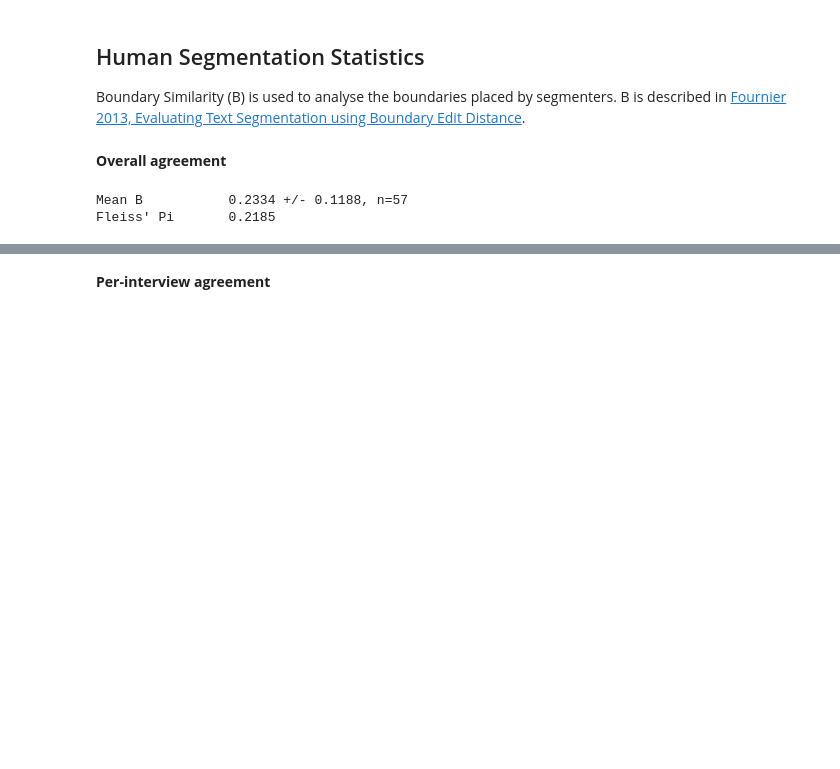
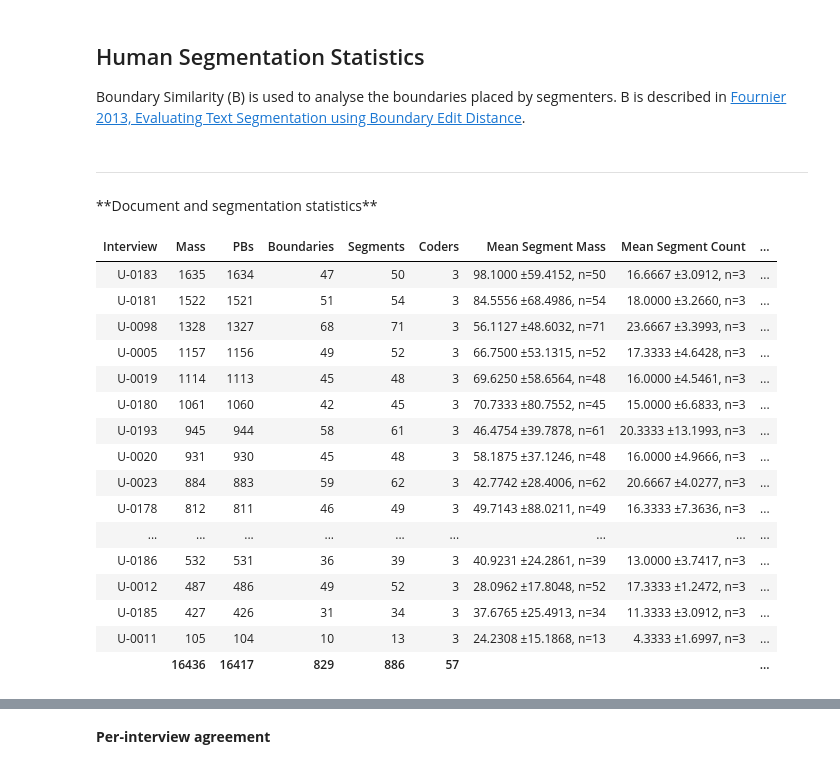
Before and after one commit to contours/segmentation-evaluation, a Jupyter notebook: segmentation-evaluation.ipynb, the cells around one changed output, grey strips where cells are left out. Saved outputs shown, nothing was run; the diff lists cells and outputs as text; code cells hidden in the pictures; blank space fills up the shorter version.

```diff
--- a/segmentation-evaluation.ipynb
+++ b/segmentation-evaluation.ipynb
@@ -277,15 +354,40 @@ mean interviewee turn length in sentences: 865.0526315789474 (sd: 371.9644116655
 ## Human Segmentation Statistics
 
 Boundary Similarity (B) is used to analyse the boundaries placed by segmenters. B is described in [Fournier 2013, Evaluating Text Segmentation using Boundary Edit Distance](http://aclweb.org/anthology//P/P13/P13-1167.pdf).
-# %% [markdown]
-**Overall agreement**
-# %%
-def show_similarity_and_agreement(dataset):
-    print('Mean B \t\t {0:.4f} +/- {1:.4f}, n={2}'.format(*mean_std_n(b(dataset).values())))
-    #print('Mean WD \t {0:.4f} +/- {1:.4f}, n={2}'.format(*mean_std_n(wd(dataset).values())))
-    print('Fleiss\' Pi \t {0:.4f}'.format(pi(dataset)))
-
-show_similarity_and_agreement(human_segmentations)
-# %% [output]
-Mean B           0.2334 +/- 0.1188, n=57
-Fleiss' Pi       0.2185
+# %% [markdown]
+<hr>
+**Document and segmentation statistics**
+# %%
+def summarize_segmentations(dataset):
+    head = [ [ 'Interview', 'Mass', 'PBs', 'Boundaries', 'Segments', 'Coders', 'Mean Segment Mass', 'Mean Segment Count', 'Mean Boundaries Per Coder' ] ]
+    rows = sorted([ [ item.split(':')[-1],
+               total_mass(dataset, item),
+               total_mass(dataset, item) - 1,
+               total_boundaries_laid(dataset, item),
+               total_segments_created(dataset, item),
+               len(coders),
+               mean_std_n_str(it.chain.from_iterable(dataset[item].values())),
+               mean_std_n_str([ len(s) for s in dataset[item].values() ]),
+               mean_std_n_str([ (len(s) - 1) for s in dataset[item].values() ]) ]
+             for item, codings in dataset.items() ], key=lambda x: x[1], reverse=True)
+    return table(head + rows)
+
+HTML(summarize_segmentations(human_segmentations))
+# %% [output]
+| Interview | Mass | PBs | Boundaries | Segments | Coders | Mean Segment Mass | Mean Segment Count | ... |
+| U-0183 | 1635 | 1634 | 47 | 50 | 3 | 98.1000 ±59.4152, n=50 | 16.6667 ±3.0912, n=3 | ... |
+| U-0181 | 1522 | 1521 | 51 | 54 | 3 | 84.5556 ±68.4986, n=54 | 18.0000 ±3.2660, n=3 | ... |
+| U-0098 | 1328 | 1327 | 68 | 71 | 3 | 56.1127 ±48.6032, n=71 | 23.6667 ±3.3993, n=3 | ... |
+| U-0005 | 1157 | 1156 | 49 | 52 | 3 | 66.7500 ±53.1315, n=52 | 17.3333 ±4.6428, n=3 | ... |
+| U-0019 | 1114 | 1113 | 45 | 48 | 3 | 69.6250 ±58.6564, n=48 | 16.0000 ±4.5461, n=3 | ... |
+| U-0180 | 1061 | 1060 | 42 | 45 | 3 | 70.7333 ±80.7552, n=45 | 15.0000 ±6.6833, n=3 | ... |
+| U-0193 | 945 | 944 | 58 | 61 | 3 | 46.4754 ±39.7878, n=61 | 20.3333 ±13.1993, n=3 | ... |
+| U-0020 | 931 | 930 | 45 | 48 | 3 | 58.1875 ±37.1246, n=48 | 16.0000 ±4.9666, n=3 | ... |
+| U-0023 | 884 | 883 | 59 | 62 | 3 | 42.7742 ±28.4006, n=62 | 20.6667 ±4.0277, n=3 | ... |
+| U-0178 | 812 | 811 | 46 | 49 | 3 | 49.7143 ±88.0211, n=49 | 16.3333 ±7.3636, n=3 | ... |
+| ... | ... | ... | ... | ... | ... | ... | ... | ... |
+| U-0186 | 532 | 531 | 36 | 39 | 3 | 40.9231 ±24.2861, n=39 | 13.0000 ±3.7417, n=3 | ... |
+| U-0012 | 487 | 486 | 49 | 52 | 3 | 28.0962 ±17.8048, n=52 | 17.3333 ±1.2472, n=3 | ... |
+| U-0185 | 427 | 426 | 31 | 34 | 3 | 37.6765 ±25.4913, n=34 | 11.3333 ±3.0912, n=3 | ... |
+| U-0011 | 105 | 104 | 10 | 13 | 3 | 24.2308 ±15.1868, n=13 | 4.3333 ±1.6997, n=3 | ... |
+|  | 16436 | 16417 | 829 | 886 | 57 |  |  | ... |
```
Also changed, not shown: parts of 23 cells of this notebook.
